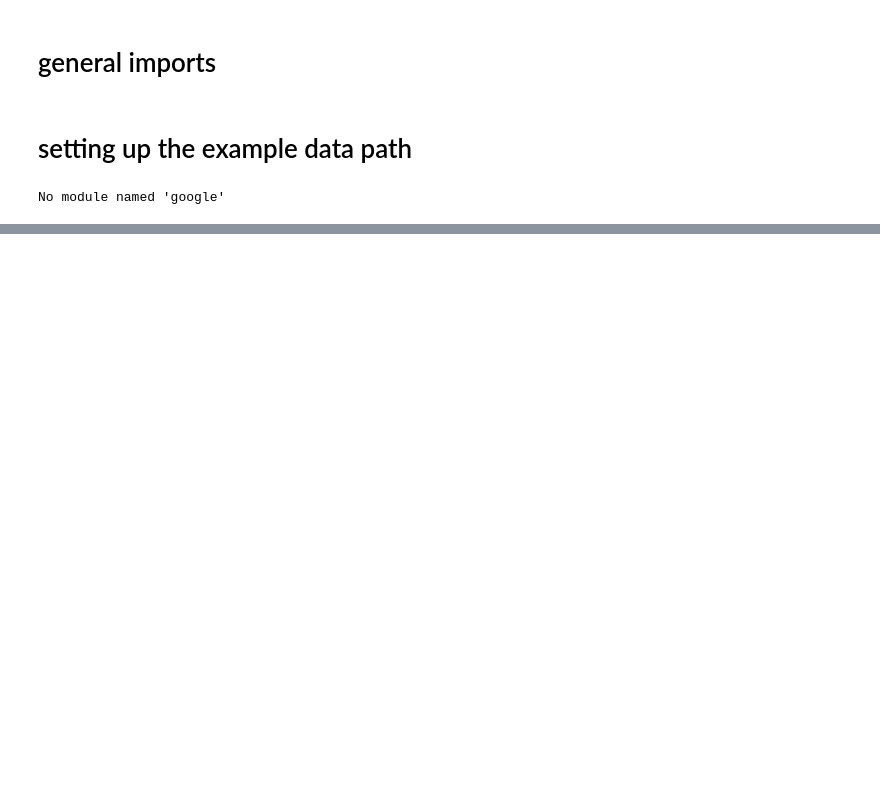
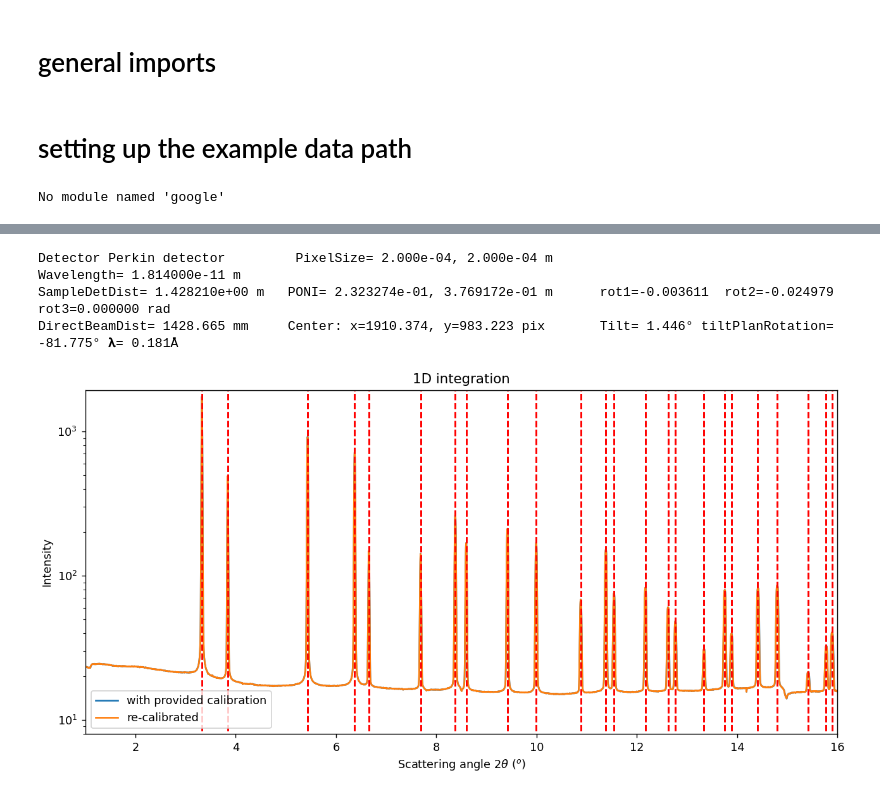
Before and after one commit to pmeshkov/pySULI, a Jupyter notebook: notebooks/002.learn_pyFAI.ipynb, the cells around one changed output, grey strips where cells are left out. Cells and saved outputs as stored; diff of their text form; code cells hidden in the pictures; blank space fills up the shorter version.

```diff
--- a/notebooks/002.learn_pyFAI.ipynb
+++ b/notebooks/002.learn_pyFAI.ipynb
@@ -65,0 +173,6 @@ os.listdir('.')
+# %%
+# This is the geometry with all rings defined:
+gr = calib.geoRef
+print(gr)
+print(f"Fixed parameters: {calib.fixed}")
+print(f"Cost function: {gr.chi2()}")
@@ -65,0 +186,27 @@ os.listdir('.')
+# %%
+# Create a azimuthal integrator (without fitting capabilities from the geometry-refinement object)
+ai_recalibrated = pyFAI.load(gr)
+ai_recalibrated
+# %% [output]
+Detector Perkin detector         PixelSize= 2.000e-04, 2.000e-04 m
+Wavelength= 1.814000e-11 m
+SampleDetDist= 1.428210e+00 m   PONI= 2.323274e-01, 3.769172e-01 m      rot1=-0.003611  rot2=-0.024979  rot3=0.000000 rad
+DirectBeamDist= 1428.665 mm     Center: x=1910.374, y=983.223 pix       Tilt= 1.446° tiltPlanRotation= -81.775° 𝛌= 0.181Å
+# %%
+# Display the integrated data to validate the calibration.
+# Note that calibration with provided (from_PerkinElmer_detector/calibration.poni)
+# is almost same as the re-calibrated one.
+
+from matplotlib.pyplot import subplots
+fig, ax = subplots(1, 1, figsize=(10, 5), dpi=128)
+jupyter.plot1d(ai_provided.integrate1d(img, npt=5000, unit='2th_deg', method='bbox'),
+               calibrant=calibrant, ax=ax, label='with provided calibration')
+
+jupyter.plot1d(ai_recalibrated.integrate1d(img, npt=5000, unit='2th_deg', method='bbox'),
+               calibrant=calibrant, ax=ax, label='re-calibrated')
+
+ax.set_xlim([1,16])
+ax.set_ylim(bottom=8)
+ax.set_yscale('log')
+# %% [output]
+[figure, added]
```
Also changed, not shown: parts of 25 cells of this notebook, 1 other file.
